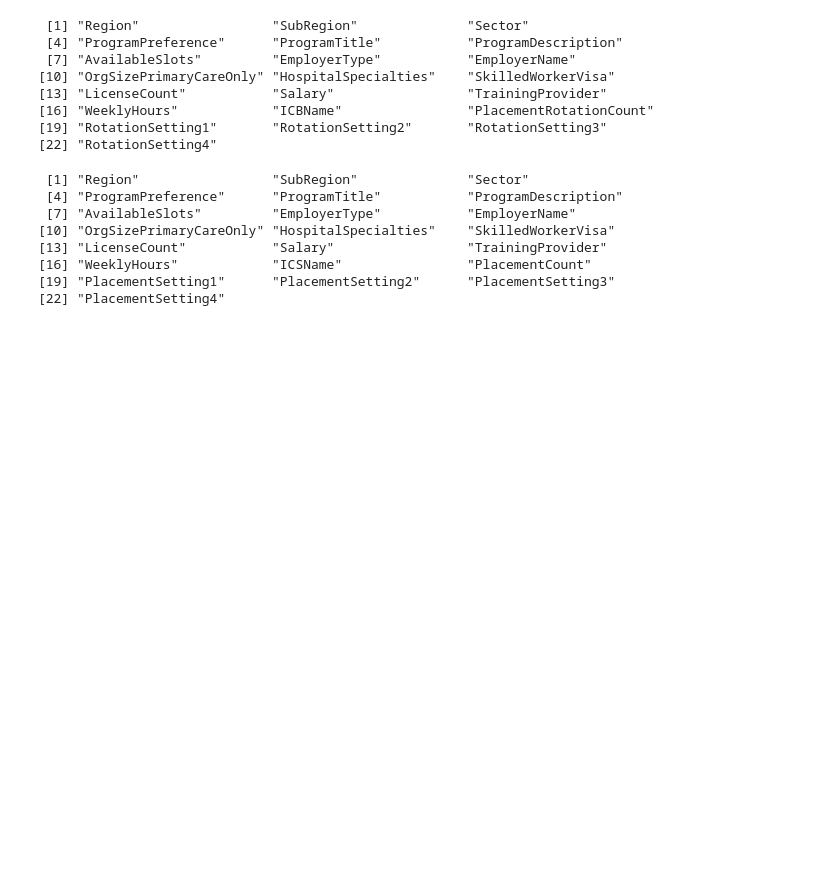
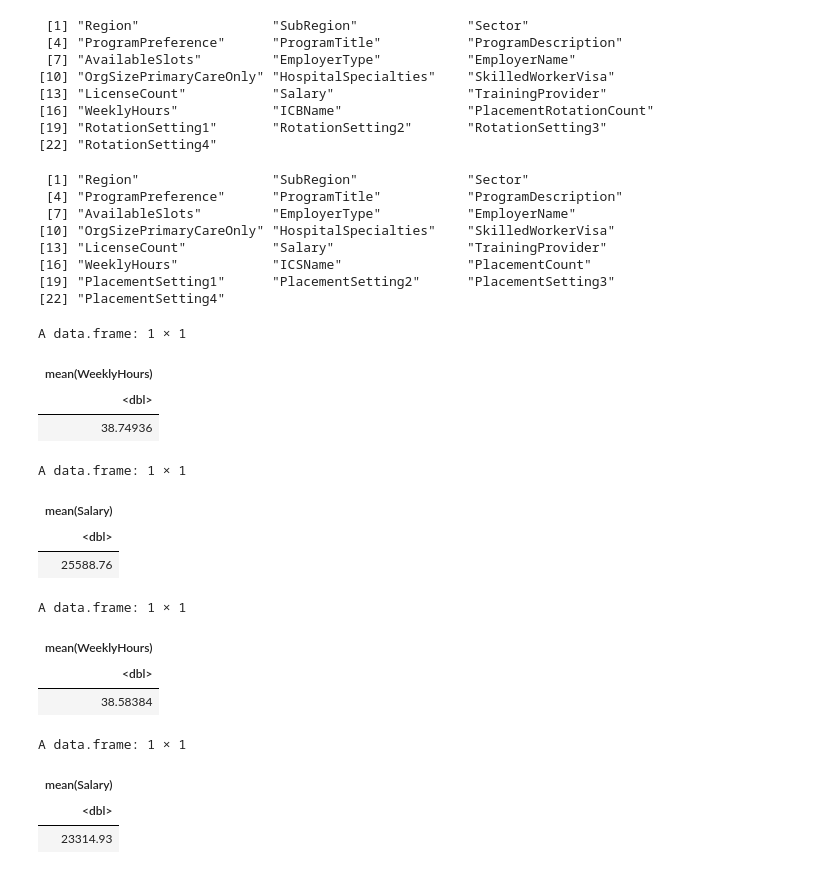
Before and after one commit to kwjo/TP-pay, a Jupyter notebook: oriel-eda.ipynb, the cells around one changed output. Drawn from its saved outputs; the diff is of its cells as text; code cells hidden in the pictures; blank space fills up the shorter version.

```diff
--- a/oriel-eda.ipynb
+++ b/oriel-eda.ipynb
@@ -228,0 +209,37 @@ hours.worked.plot
+# %%
+average_working_hours <- OD2526_modified %>%
+    summarise(mean(WeeklyHours))
+
+average_working_hours_in_2526
+
+average_salary <- OD2526_modified %>%
+    summarise(mean(Salary))
+
+average_salary_in_2526
+
+average_working_hours <- OD2425_modified %>%
+    summarise(mean(WeeklyHours))
+
+average_working_hours_in_2425
+
+average_salary <- OD2425_modified %>%
+    summarise(mean(Salary))
+
+average_salary_in_2425
+# %% [output]
+A data.frame: 1 × 1
+| mean(WeeklyHours) |
+| <dbl> |
+| 38.74936 |
+A data.frame: 1 × 1
+| mean(Salary) |
+| <dbl> |
+| 25588.76 |
+A data.frame: 1 × 1
+| mean(WeeklyHours) |
+| <dbl> |
+| 38.58384 |
+A data.frame: 1 × 1
+| mean(Salary) |
+| <dbl> |
+| 23314.93 |
```
Also changed, not shown: parts of 3 cells of this notebook.
